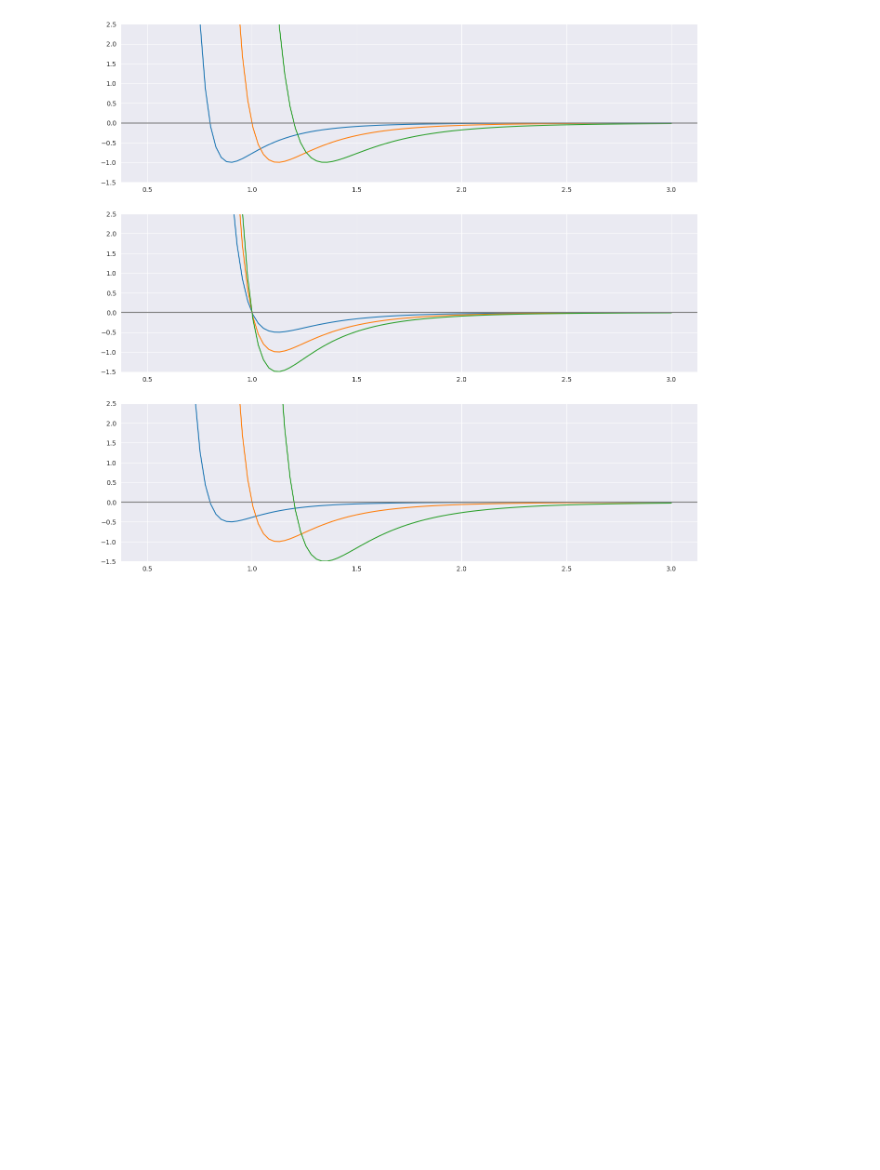
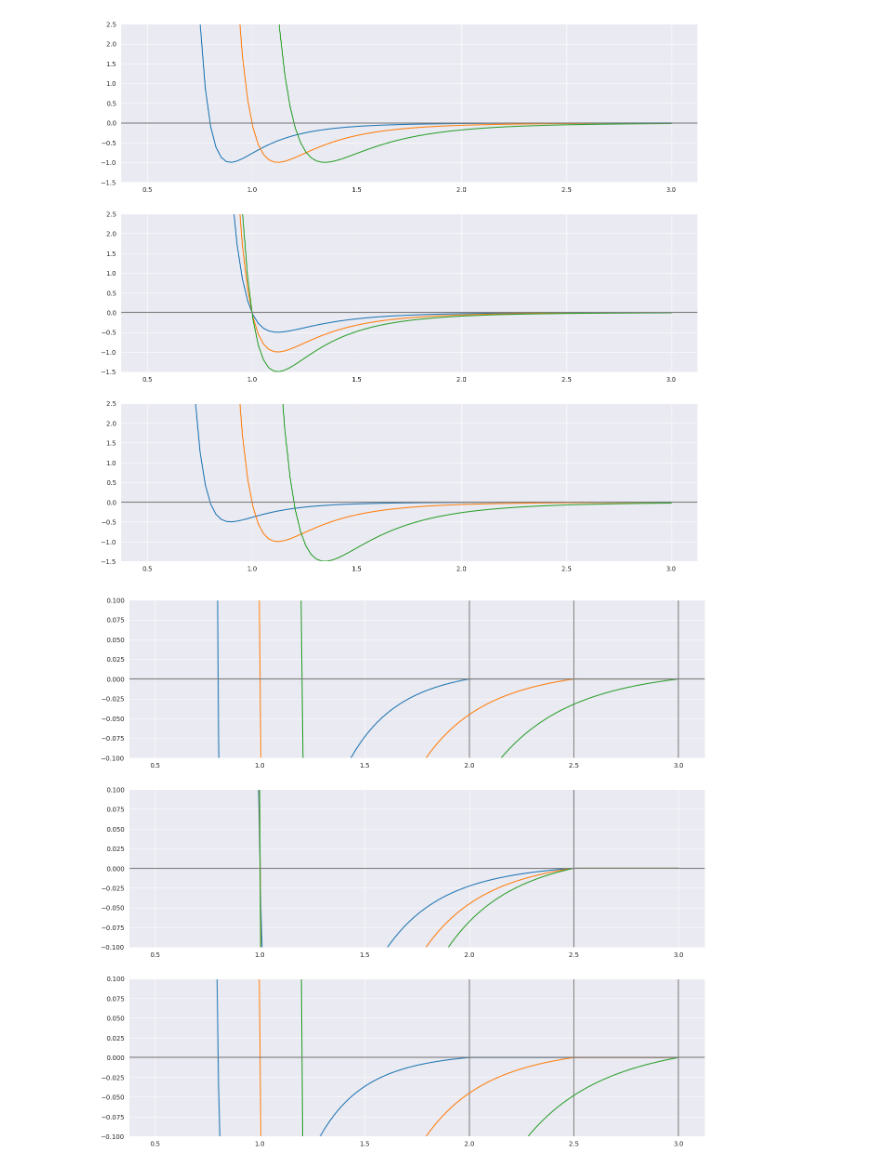
Before and after one commit to Smoren/molecular-python3, a Jupyter notebook: research/lennard_jones.ipynb, the cells around one changed output. Saved outputs shown, nothing was run; the diff lists cells and outputs as text; code cells hidden in the pictures; blank space fills up the shorter version.

Commit message:
plots ok

```diff
--- a/research/lennard_jones.ipynb
+++ b/research/lennard_jones.ipynb
@@ -3,7 +3,7 @@ import numpy as np
 import matplotlib.pyplot as plt
 import seaborn as sns
 # %%
-def lennard_jones(r: np.ndarray, sigma: float, eps: float) -> np.ndarray:
+def lennard_jones_potential(r, sigma: float, eps: float) -> np.ndarray:
     buf = (sigma / r)**6
     return 4 * eps * (buf * buf - buf)
 # %%
@@ -52,2 +52,54 @@ draw_plot(x, y, axes[2])
 # %% [output]
 [figure]
+# %%
+def lennard_jones_potential_truncated(r: np.ndarray, sigma: float, eps: float) -> np.ndarray:
+    rc = 2.5*sigma
+    result = lennard_jones_potential(r, sigma, eps) - lennard_jones_potential(np.array([rc]), sigma, eps)
+    result[r > rc] = 0
+    return result
+# %%
+def draw_plot_ljr(x, y, ax, sigma):
+    plot = sns.lineplot(
+        x=x,
+        y=y,
+        ax=ax,
+    )
+    plot.set_ylim(-0.1, 0.1)
+    plot.axhline(y=0, color='grey')
+    plot.axvline(x=2.5*sigma, color='grey')
+# %%
+_, axes = plt.subplots(ncols=1, nrows=3, figsize=(16, 15))
+
+x = np.linspace(0.5, 3, 100)
+
+# moving sigma
+y = lennard_jones_potential_truncated(x, 0.8, 1)
+draw_plot_ljr(x, y, axes[0], 0.8)
+
+y = lennard_jones_potential_truncated(x, 1, 1)
+draw_plot_ljr(x, y, axes[0], 1)
+
+y = lennard_jones_potential_truncated(x, 1.2, 1)
+draw_plot_ljr(x, y, axes[0], 1.2)
+
+# moving epsilon
+y = lennard_jones_potential_truncated(x, 1, 0.5)
+draw_plot_ljr(x, y, axes[1], 1)
+
+y = lennard_jones_potential_truncated(x, 1, 1)
+draw_plot_ljr(x, y, axes[1], 1)
+
+y = lennard_jones_potential_truncated(x, 1, 1.5)
+draw_plot_ljr(x, y, axes[1], 1)
+
+# moving sigma and epsilon
+y = lennard_jones_potential_truncated(x, 0.8, 0.5)
+draw_plot_ljr(x, y, axes[2], 0.8)
+
+y = lennard_jones_potential_truncated(x, 1, 1)
+draw_plot_ljr(x, y, axes[2], 1)
+
+y = lennard_jones_potential_truncated(x, 1.2, 1.5)
+draw_plot_ljr(x, y, axes[2], 1.2)
+# %% [output]
+[figure, added]
```
Also changed, not shown: parts of 2 cells of this notebook.
